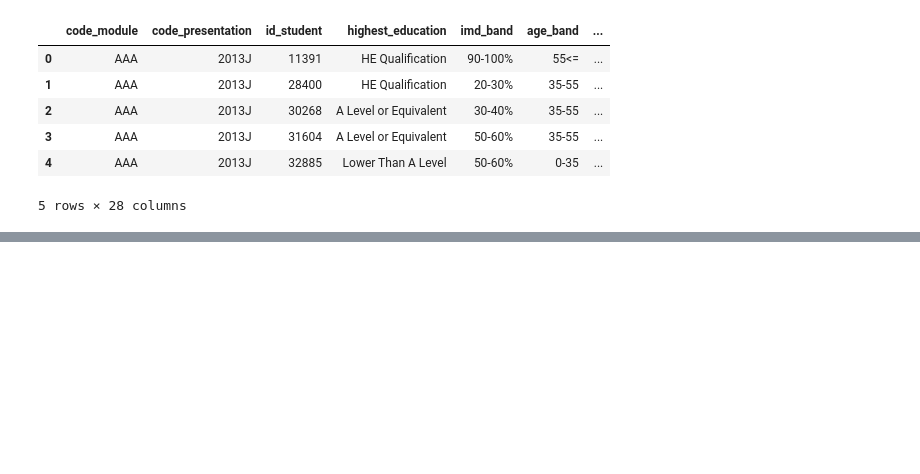
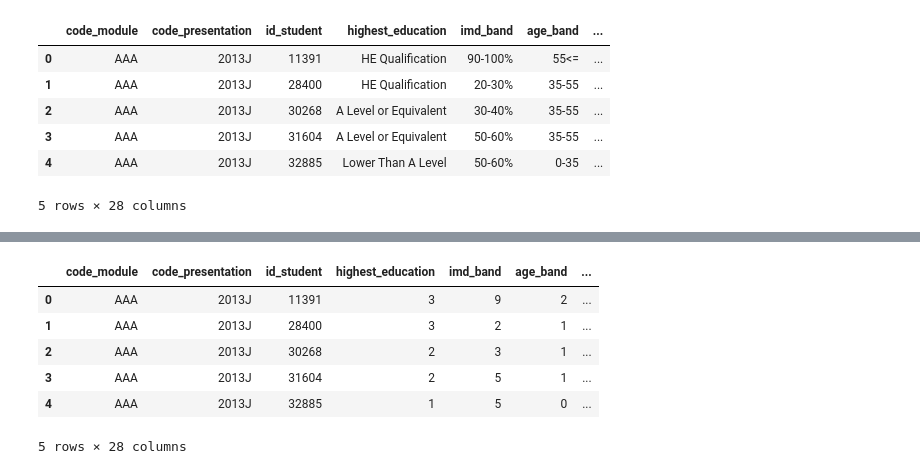
Before and after one commit to Sydney205/oulad-student-dropout-prediction, a Jupyter notebook: OULAD_Student_Dropout_Prediction.ipynb, the cells around one changed output, grey strips where cells are left out. Drawn from its saved outputs; the diff is of its cells as text; code cells hidden in the pictures; blank space fills up the shorter version.

Commit message:
Ordinal encoding for ordered categorical variables: highest_education, imd_band, age_band

```diff
--- a/OULAD_Student_Dropout_Prediction.ipynb
+++ b/OULAD_Student_Dropout_Prediction.ipynb
@@ -490,0 +508,41 @@ display(student_df.head())
+# %%
+education_mapping = {
+    'No Formal quals': 0,
+    'Lower Than A Level': 1,
+    'A Level or Equivalent': 2,
+    'HE Qualification': 3,
+    'Post Graduate Qualification': 4
+}
+student_df['highest_education'] = student_df['highest_education'].map(education_mapping)
+# %%
+age_mapping = {
+    '0-35': 0,
+    '35-55': 1,
+    '55<=': 2
+}
+student_df['age_band'] = student_df['age_band'].map(age_mapping)
+# %%
+imd_mapping = {
+    '0-10%': 0,
+    '10-20': 1,
+    '20-30%': 2,
+    '30-40%': 3,
+    '40-50%': 4,
+    '50-60%': 5,
+    '60-70%': 6,
+    '70-80%': 7,
+    '80-90%': 8,
+    '90-100%': 9,
+    'Unknown': -1 # 'Unknown' is mapped to a distinct numerical value.
+}
+student_df['imd_band'] = student_df['imd_band'].map(imd_mapping)
+# %%
+student_df.head()
+# %% [output]
+|  | code_module | code_presentation | id_student | highest_education | imd_band | age_band | ... |
+| 0 | AAA | 2013J | 11391 | 3 | 9 | 2 | ... |
+| 1 | AAA | 2013J | 28400 | 3 | 2 | 1 | ... |
+| 2 | AAA | 2013J | 30268 | 2 | 3 | 1 | ... |
+| 3 | AAA | 2013J | 31604 | 2 | 5 | 1 | ... |
+| 4 | AAA | 2013J | 32885 | 1 | 5 | 0 | ... |
+5 rows × 28 columns
```
Also changed, not shown: parts of 4 cells of this notebook.
